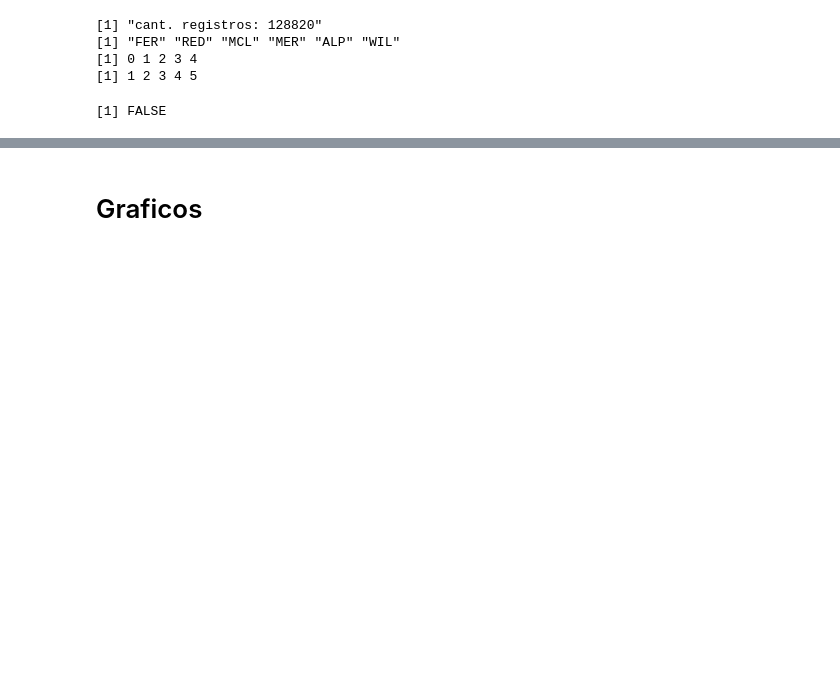
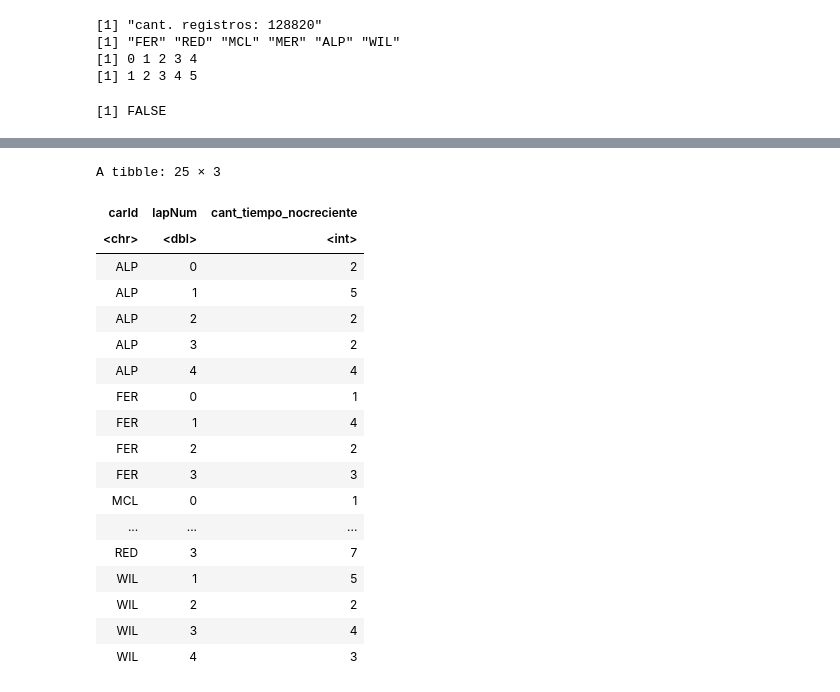
Before and after one commit to LuppeCh/F1EDA, a Jupyter notebook: Exploración_de_Datos_Trabajo_Final.ipynb, the cells around one changed output, grey strips where cells are left out. Cells and saved outputs as stored; diff of their text form; code cells hidden in the pictures; blank space fills up the shorter version.

```diff
--- a/Exploración_de_Datos_Trabajo_Final.ipynb
+++ b/Exploración_de_Datos_Trabajo_Final.ipynb
@@ -489,4 +613,35 @@ any(is.na(telemetria))
+# %%
+test_tiempo_estricto <- telemetria_vueltas_invalidadas %>%
+  group_by(carId, lapNum) %>%
+  mutate(
+    falla_tiempo = lap_time <= lag(lap_time)
+  ) %>%
+  summarise(
+    cant_tiempo_nocreciente = sum(falla_tiempo, na.rm = TRUE),
+    .groups = 'drop'
+  ) %>%
+  filter(cant_tiempo_nocreciente > 0)
+
+test_tiempo_estricto
+# %% [output]
+A tibble: 25 × 3
+| carId | lapNum | cant_tiempo_nocreciente |
+| <chr> | <dbl> | <int> |
+| ALP | 0 | 2 |
+| ALP | 1 | 5 |
+| ALP | 2 | 2 |
+| ALP | 3 | 2 |
+| ALP | 4 | 4 |
+| FER | 0 | 1 |
+| FER | 1 | 4 |
+| FER | 2 | 2 |
+| FER | 3 | 3 |
+| MCL | 0 | 1 |
+| ... | ... | ... |
+| RED | 3 | 7 |
+| WIL | 1 | 5 |
+| WIL | 2 | 2 |
+| WIL | 3 | 4 |
+| WIL | 4 | 3 |
 # %%
 options(repr.plot.width = 20, repr.plot.height = 14)
-# %% [markdown]
-# Graficos
```
Also changed, not shown: parts of 21 cells of this notebook.
